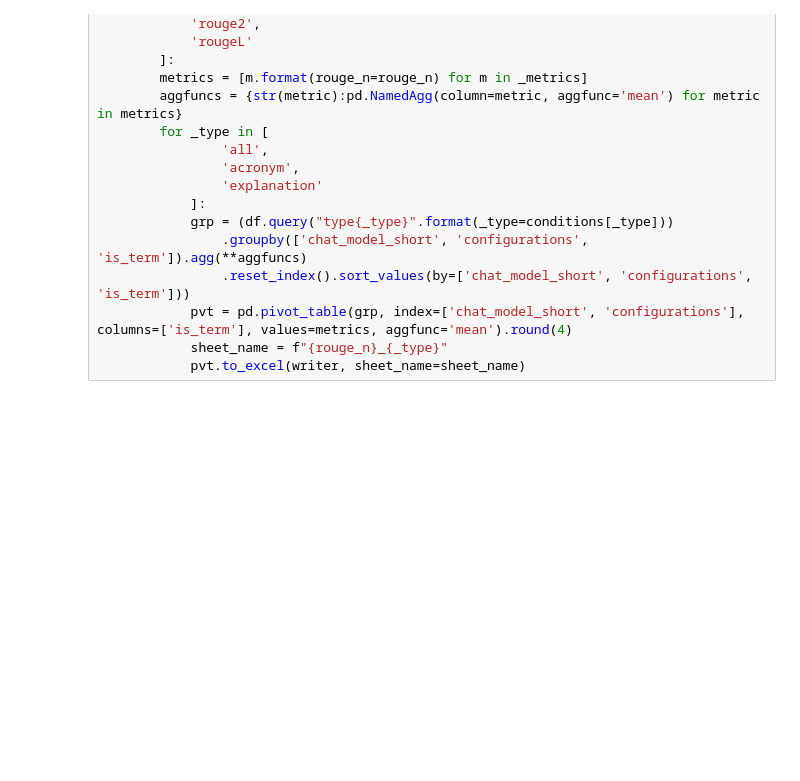
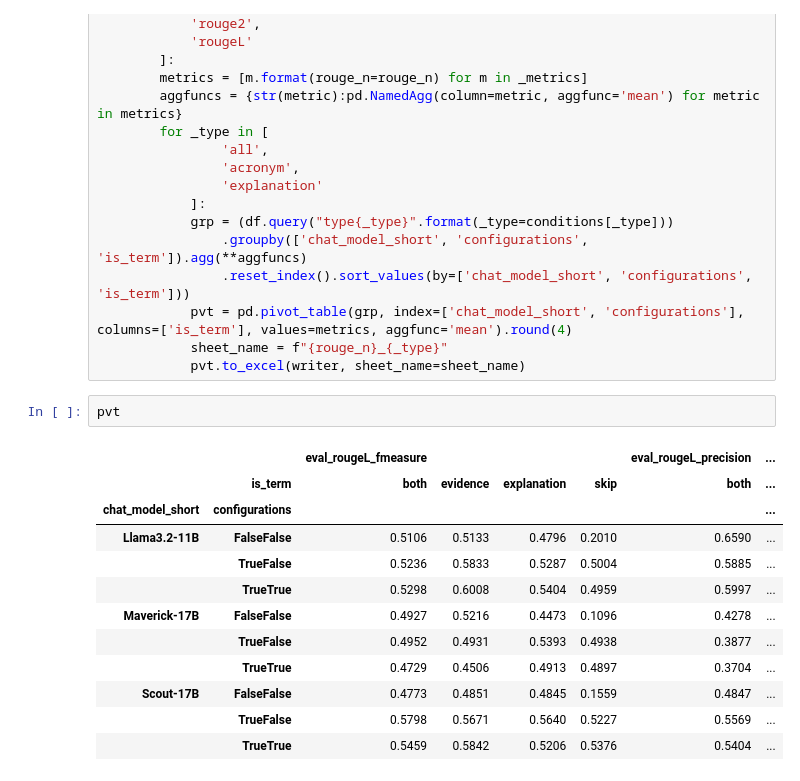
Before and after one commit to datanooblol/broai-arai, a Jupyter notebook: backend/02-new_onlineflow.ipynb, the cells around one changed output. Drawn from its saved outputs; the diff is of its cells as text; blank space fills up the shorter version.

```diff
--- a/backend/02-new_onlineflow.ipynb
+++ b/backend/02-new_onlineflow.ipynb
@@ -1619,3 +1619,18 @@ with pd.ExcelWriter('rouge_score_results.xlsx', engine='openpyxl') as writer:
             pvt = pd.pivot_table(grp, index=['chat_model_short', 'configurations'], columns=['is_term'], values=metrics, aggfunc='mean').round(4)
             sheet_name = f"{rouge_n}_{_type}"
             pvt.to_excel(writer, sheet_name=sheet_name)
+# %%
+pvt
+# %% [output]
+|  |  | eval_rougeL_fmeasure |  |  |  | eval_rougeL_precision | ... |
+|  | is_term | both | evidence | explanation | skip | both | ... |
+| chat_model_short | configurations |  |  |  |  |  | ... |
+| Llama3.2-11B | FalseFalse | 0.5106 | 0.5133 | 0.4796 | 0.2010 | 0.6590 | ... |
+|  | TrueFalse | 0.5236 | 0.5833 | 0.5287 | 0.5004 | 0.5885 | ... |
+|  | TrueTrue | 0.5298 | 0.6008 | 0.5404 | 0.4959 | 0.5997 | ... |
+| Maverick-17B | FalseFalse | 0.4927 | 0.5216 | 0.4473 | 0.1096 | 0.4278 | ... |
+|  | TrueFalse | 0.4952 | 0.4931 | 0.5393 | 0.4938 | 0.3877 | ... |
+|  | TrueTrue | 0.4729 | 0.4506 | 0.4913 | 0.4897 | 0.3704 | ... |
+| Scout-17B | FalseFalse | 0.4773 | 0.4851 | 0.4845 | 0.1559 | 0.4847 | ... |
+|  | TrueFalse | 0.5798 | 0.5671 | 0.5640 | 0.5227 | 0.5569 | ... |
+|  | TrueTrue | 0.5459 | 0.5842 | 0.5206 | 0.5376 | 0.5404 | ... |
```
Also changed, not shown: parts of 4 cells of this notebook, 3 other files.
